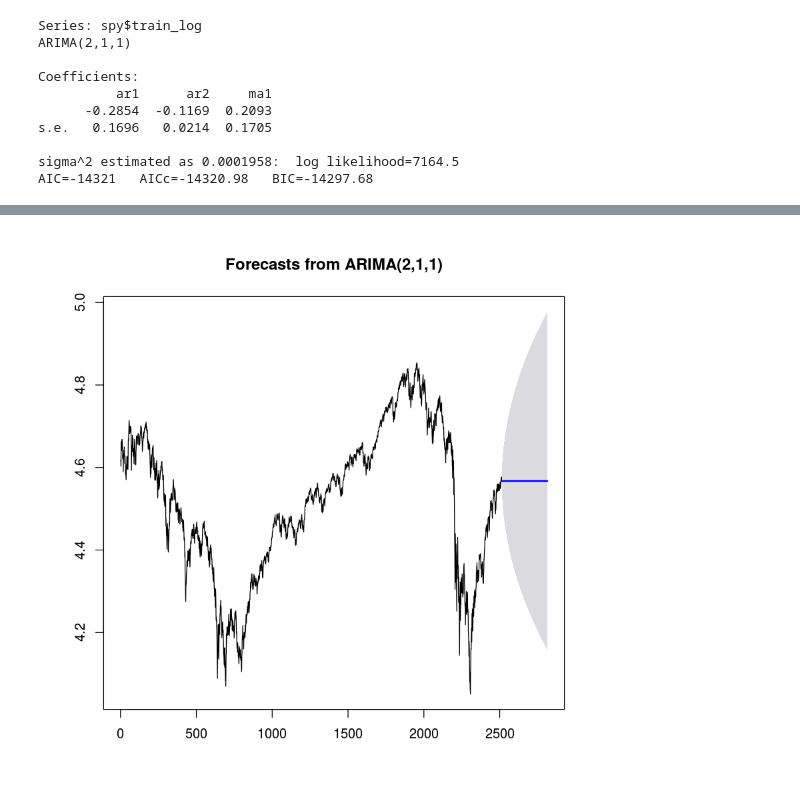
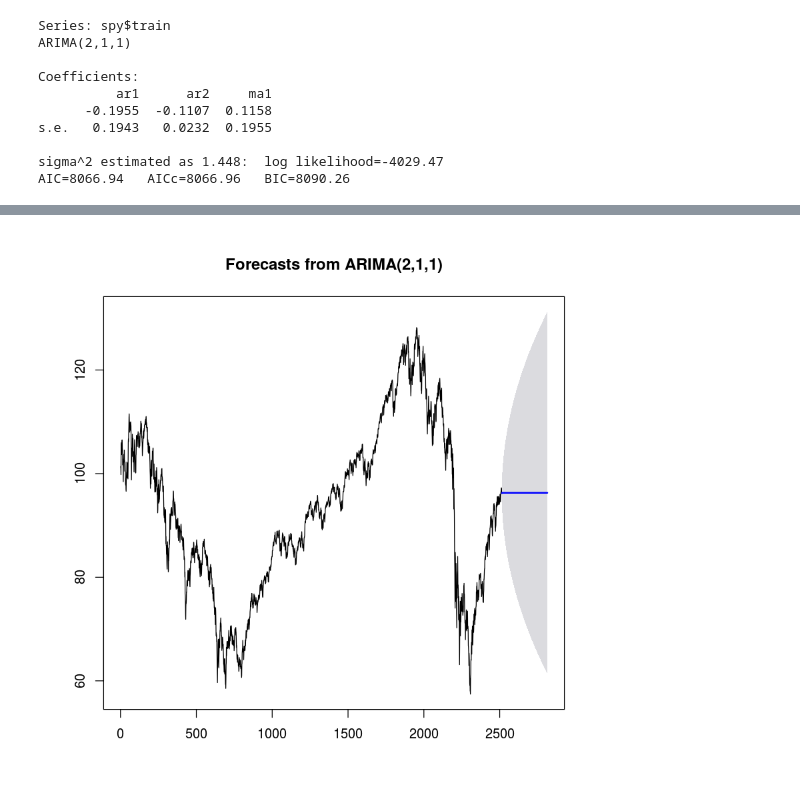
Before and after one commit to heartyguy/stat-finance-time-series-analysis, a Jupyter notebook: time_series.ipynb, the cells around one changed output, grey strips where cells are left out. Cells and saved outputs as stored; diff of their text form; code cells hidden in the pictures.

```diff
--- a/time_series.ipynb
+++ b/time_series.ipynb
@@ -38,7 +41,5 @@ time series ends   2011-12-30
 # %%
-spy$train_diff = diff(log(spy$train))
-spy$train_log = log(spy$train)
-spy$test_log = log(spy$test)
+spy$train_diff = diff(spy$train)
 
-plot.ts(spy$train_diff,ylab="difference of Log(price)", xlab="day")
+plot.ts(spy$train_diff,ylab="difference of price", xlab="day")
 # %% [output]
@@ -77,21 +78,21 @@ plot(subsets,scale = "AIC")
 # %%
 library(forecast)
-fit1 = Arima(spy$train_log, order=c(2,1,1))
+fit1 = Arima(spy$train, order=c(2,1,1))
 fit1
 
 
 fit1_forecast = forecast(fit1, h=300,level=c(0.95))
-accuracy(fit1_forecast, spy$test_log)
+accuracy(fit1_forecast, spy$test)
 plot(fit1_forecast)
 # %% [output]
-Series: spy$train_log
+Series: spy$train
 ARIMA(2,1,1)
 
 Coefficients:
           ar1      ar2     ma1
-      -0.2854  -0.1169  0.2093
-s.e.   0.1696   0.0214  0.1705
+      -0.1955  -0.1107  0.1158
+s.e.   0.1943   0.0232  0.1955
 
-sigma^2 estimated as 0.0001958:  log likelihood=7164.5
-AIC=-14321   AICc=-14320.98   BIC=-14297.68
+sigma^2 estimated as 1.448:  log likelihood=-4029.47
+AIC=8066.94   AICc=8066.96   BIC=8090.26
 |  | ME | RMSE | MAE | MPE | MAPE | MASE | ACF1 | Theil's U |
@@ -100,2 +101,2 @@ AIC=-14321   AICc=-14320.98   BIC=-14297.68
-[figure, old version]
+[figure, new version]
 # %%
```
Also changed, not shown: parts of 14 cells of this notebook, 1 other file.
